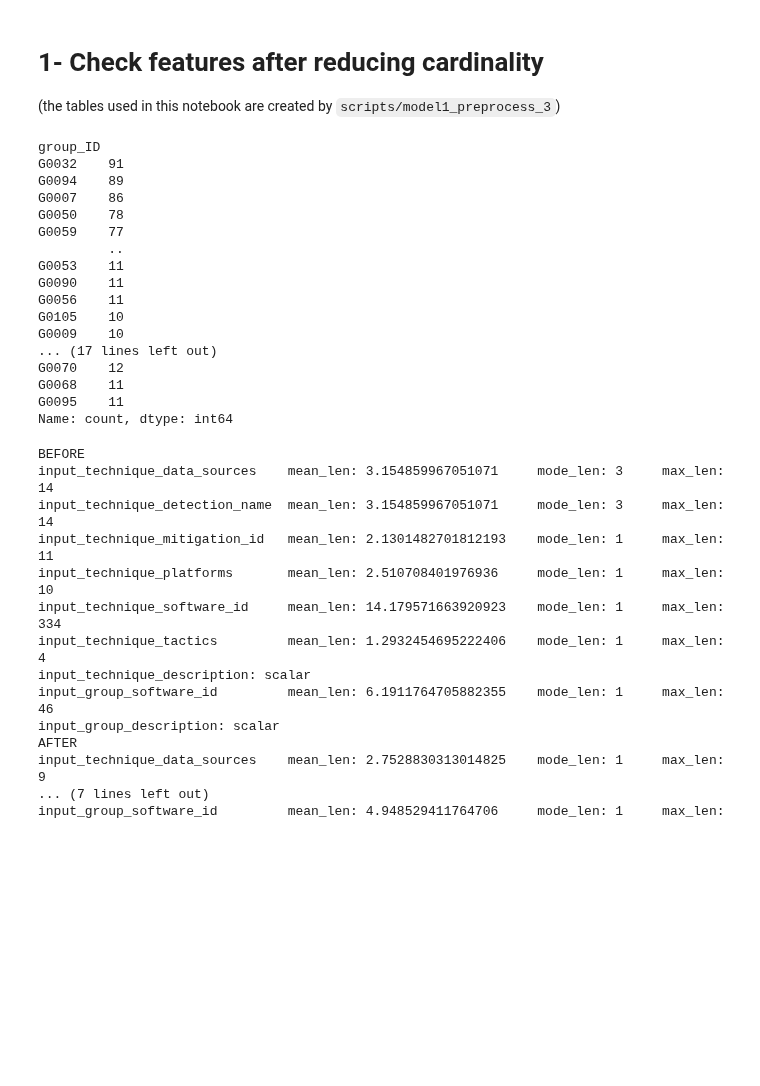
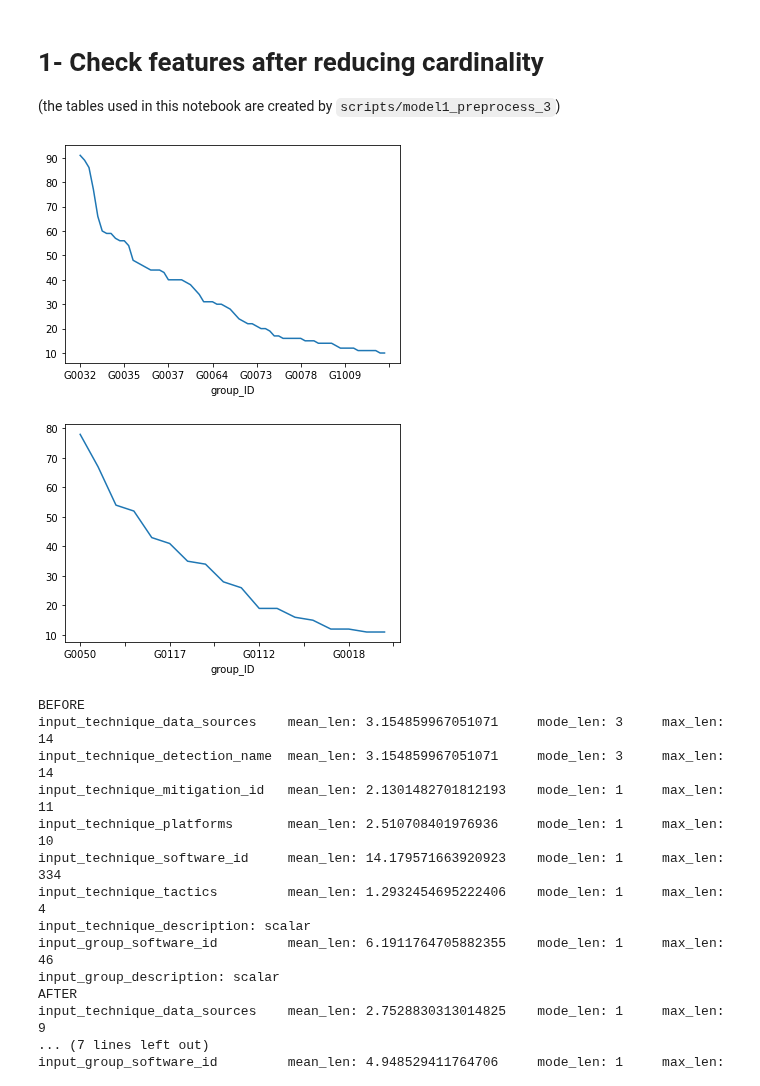
Before and after one commit to hcvu1050/hieuchivu-gt24-repo3, a Jupyter notebook: notebooks/unit_test_6_m1_pp_script.ipynb, the cells around one changed output. Cells and saved outputs as stored; diff of their text form; code cells hidden in the pictures; blank space fills up the shorter version.

```diff
--- a/notebooks/unit_test_6_m1_pp_script.ipynb
+++ b/notebooks/unit_test_6_m1_pp_script.ipynb
@@ -11,28 +11,19 @@ groups_df = pd.read_pickle ('../data/processed/model1/processed_group_features.p
 train_labels_df = pd.read_pickle ('../data/processed/model1/processed_train_labels.pkl')
 cv_labels_df = pd.read_pickle ('../data/processed/model1/processed_cv_labels.pkl')
 # %%
+import matplotlib.pyplot as plt
+
 pos_train = train_labels_df[train_labels_df['label']==1]
 pos_cv = cv_labels_df[cv_labels_df['label']==1]
-print (pos_train['group_ID'].value_counts())
-print (pos_cv['group_ID'].value_counts())
+df_1 = pos_train
+df_2 = pos_cv
+df_1['group_ID'].value_counts().plot()
+plt.show()
+df_2['group_ID'].value_counts().plot()
+plt.show()
 # %% [output]
-group_ID
-G0032    91
-G0094    89
-G0007    86
-G0050    78
-G0059    77
-         ..
-G0053    11
-G0090    11
-G0056    11
-G0105    10
-G0009    10
-... (17 lines left out)
-G0070    12
-G0068    11
-G0095    11
-Name: count, dtype: int64
+[figure, added]
+[figure, added]
 # %%
 from statistics import mode
 def get_feature_length_stats(df: pd.DataFrame()):
```
Also changed, not shown: 6 other files.
